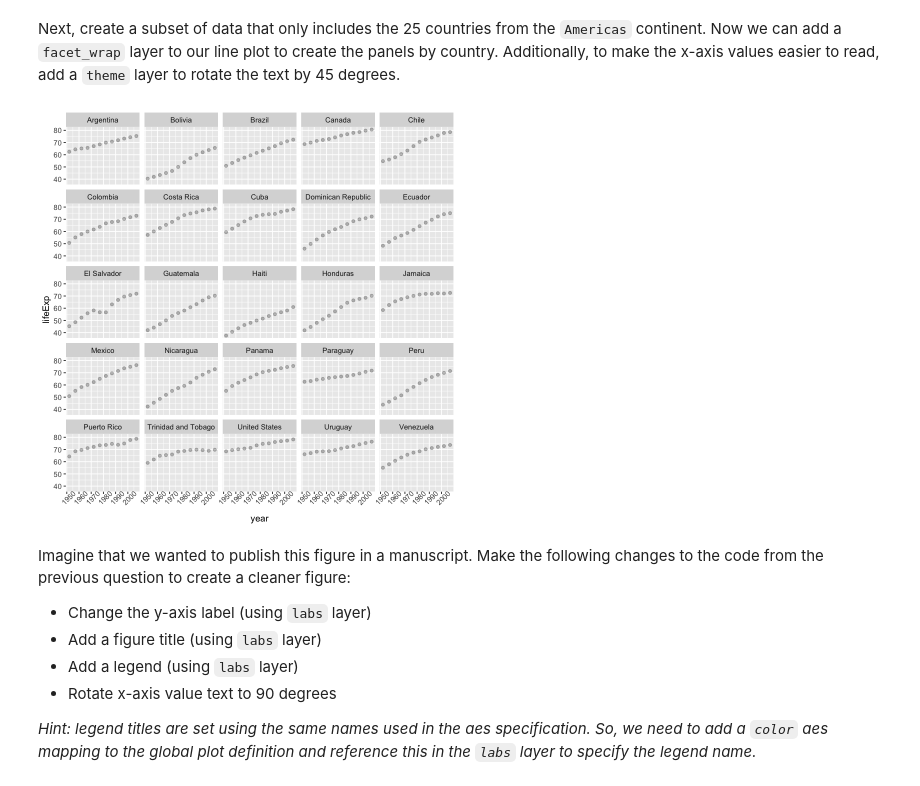
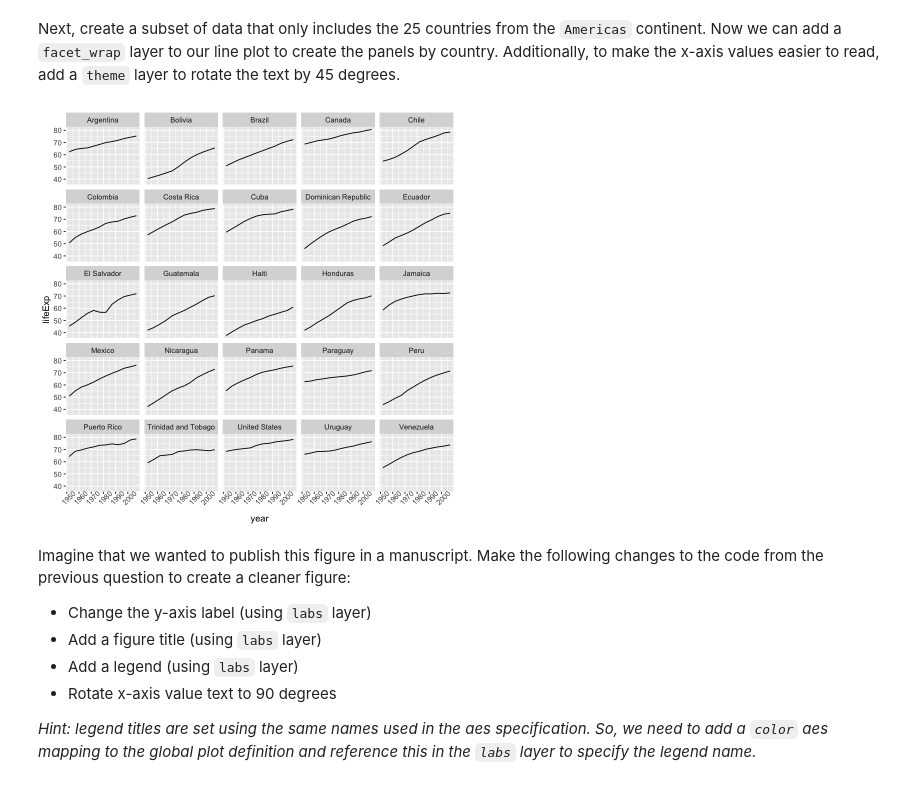
Before and after one commit to hyab-git/yabuk_DSPN_S25, a Jupyter notebook: visualization-through-human-eyes.ipynb, the cells around one changed output. Drawn from its saved outputs; the diff is of its cells as text; code cells hidden in the pictures.

```diff
--- a/visualization-through-human-eyes.ipynb
+++ b/visualization-through-human-eyes.ipynb
@@ -35,13 +39,13 @@ Next, create a subset of data that only includes the 25 countries from the `Amer
 # %%
 # INSERT CODE HERE
 americas <- gapminder::gapminder %>% filter(continent == "Americas")
 americas %>%
   ggplot(aes(x = year, y = lifeExp)) +
-  geom_point(alpha = 0.25) +
+  geom_line() +
   facet_wrap(~ country) +
 theme(axis.text.x = element_text(angle = 45))
 # %% [output]
-[figure, old version]
+[figure, new version]
 # %% [markdown]
 Imagine that we wanted to publish this figure in a manuscript. Make the following changes to the code from the previous question to create a cleaner figure:
 
```
Also changed, not shown: parts of 5 cells of this notebook.
